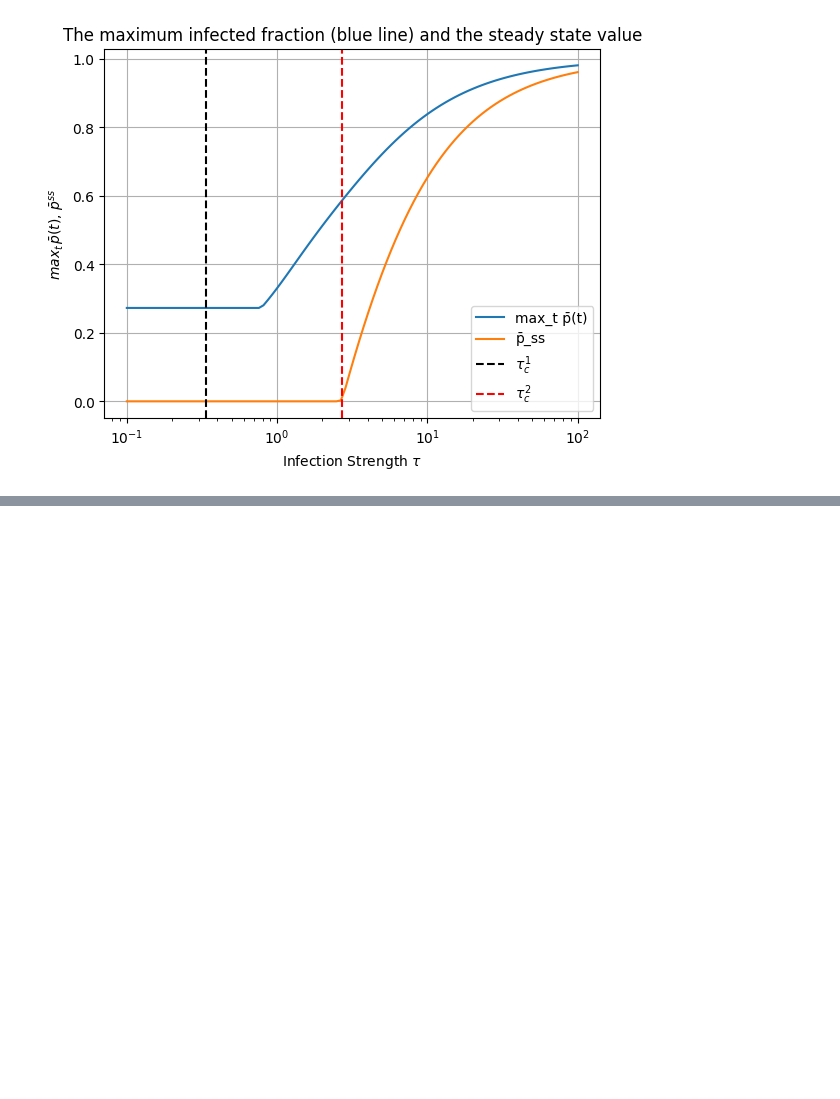
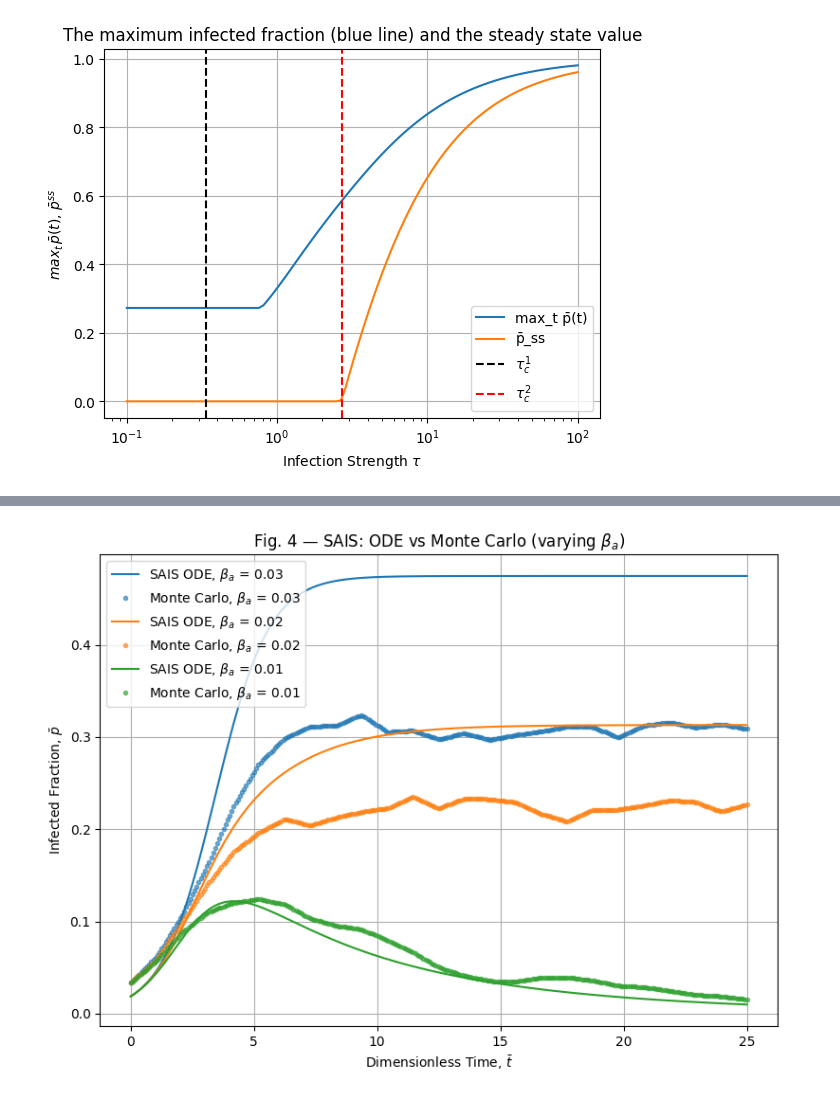
Before and after one commit to ewatrebacz/forest_fire_project, a Jupyter notebook: notebook/asis.ipynb, the cells around one changed output, grey strips where cells are left out. Drawn from its saved outputs; the diff is of its cells as text; code cells hidden in the pictures; blank space fills up the shorter version.

```diff
--- a/notebook/asis.ipynb
+++ b/notebook/asis.ipynb
@@ -154,0 +217,11 @@ plt.show()
+# %%
+class StateAlertSpreadingSAIS(Enum):
+    suspectible = auto()
+    infected = auto()
+    alert = auto()
+
+class ParamsSAIS(BaseModel):
+    beta: float = Field(..., gt=0, lt=1)
+    beta_a: float = Field(..., gt=0, lt=1)
+    delta: float = Field(..., gt=0, le=1)
+    kappa: float = Field(..., gt=0, lt=1)
@@ -154,0 +335,56 @@ plt.show()
+# %%
+def run_monte_carlo_average(graph, params, repetitions = 20, t = np.linspace(0, 25, 300), I0 = 6, seed_base = 42):
+    mc_avg = np.zeros(len(t))
+    steps = int(t[-1])
+
+    for i in range(repetitions):
+        sais = SAIS(graph=graph.copy(), params=params)
+        sais.init_state(I0=I0, seed=seed_base + i)
+        stats = sais.run_simulation(max_steps=steps)
+
+        infected = np.array(stats["infected_count"]) / graph.number_of_nodes()
+
+        time_mc = np.linspace(0, steps, len(infected))
+
+        infected_interp = np.interp(t, time_mc, infected)
+
+        mc_avg += infected_interp
+
+    return mc_avg / repetitions
+
+
+N = 320
+p_edge = 0.2
+G = nx.erdos_renyi_graph(N, p_edge)
+A = nx.to_numpy_array(G)
+t = np.linspace(0, 25, 300)
+beta = 0.03
+delta = 1
+kappa = 0.05
+p0 = np.zeros(N)
+p0[np.random.choice(N, size=6, replace=False)] = 1
+
+beta_a_values = [0.03, 0.02, 0.01]
+colors = ['tab:blue', 'tab:orange', 'tab:green']
+
+plt.figure(figsize=(8, 6))
+
+for beta_a, color in zip(beta_a_values, colors):
+    p_avg_ode = simulate_sais(A, beta, beta_a, delta, kappa, p0, t)
+    label_ode = rf"SAIS ODE, $\beta_a$ = {beta_a:.2f}"
+    plt.plot(t, p_avg_ode, label=label_ode, color=color)
+
+    params = ParamsSAIS(beta=beta, beta_a=beta_a, delta=delta, kappa=kappa)
+    mc_avg = run_monte_carlo_average(graph=G, params=params, repetitions=10, t=t, I0=6)
+    label_mc = rf"Monte Carlo, $\beta_a$ = {beta_a:.2f}"
+    plt.plot(t, mc_avg, 'o', markersize=3, color=color, alpha=0.6, label=label_mc)
+
+plt.xlabel("Dimensionless Time, $\\bar{t}$")
+plt.ylabel("Infected Fraction, $\\bar{p}$")
+plt.title("Fig. 4 — SAIS: ODE vs Monte Carlo (varying $\\beta_a$)")
+plt.grid(True)
+plt.legend()
+plt.tight_layout()
+plt.show()
+# %% [output]
+[figure, added]
```
Also changed, not shown: parts of 8 cells of this notebook, 2 other files.
